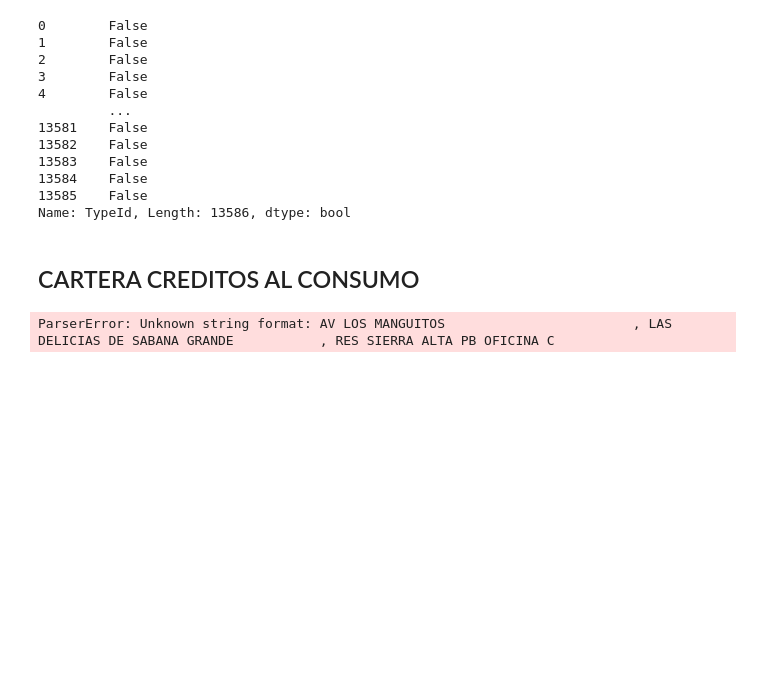
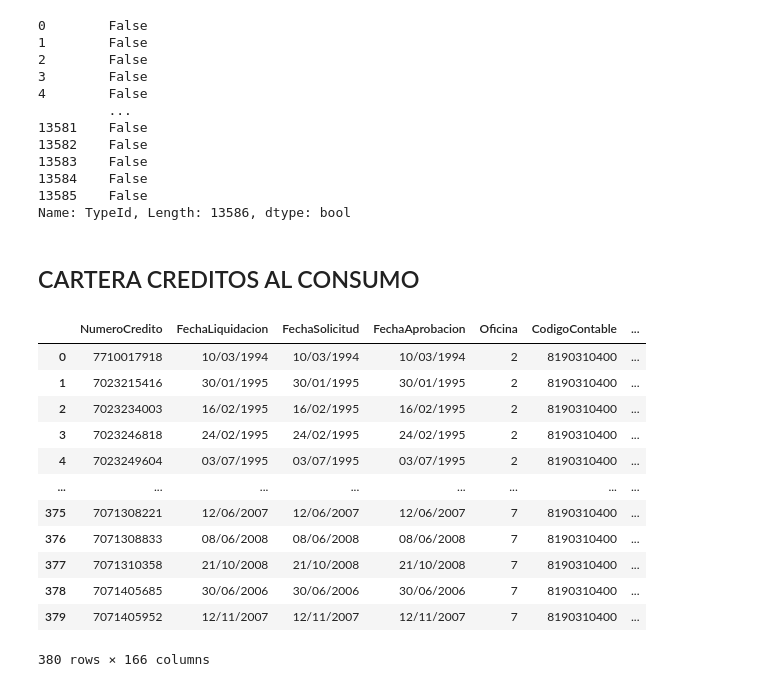
Before and after one commit to BAXTOR95/at-lrr, a Jupyter notebook: backend/app/jupyter_notebooks/AT04.ipynb, the cells around one changed output. Drawn from its saved outputs; the diff is of its cells as text; code cells hidden in the pictures; blank space fills up the shorter version.

```diff
--- a/backend/app/jupyter_notebooks/AT04.ipynb
+++ b/backend/app/jupyter_notebooks/AT04.ipynb
@@ -1213,7 +1214,7 @@ at04_df = at04_df.append([pd.DataFrame({
     'FechaLiquidacion': siif_df.iloc[i]['OpenDate'],
     'FechaSolicitud': siif_df.iloc[i]['OpenDate'],
     'FechaAprobacion': siif_df.iloc[i]['OpenDate'],
-    'Oficina': 2 if siif_df.iloc[i]['BranchId'] == 1 else siif_df.iloc[i]['BranchId'],
+    'Oficina': 2 if int(siif_df.iloc[i]['BranchId']) == 1 else int(siif_df.iloc[i]['BranchId']),
     'CodigoContable': siif_df.iloc[i]['CtaLocal'],
     'NumeroCreditoPrimerDesembolso': 0,
     'NumeroDesembolso': 0,
@@ -1234,8 +1235,8 @@ at04_df = at04_df.append([pd.DataFrame({
     'IdentificacionTipoClienteRIF': str(siif_df.iloc[i]['Cid']).strip()[1:],
     'ActividadCliente': get_actividad_cliente(siif_df.iloc[i]['Acct'], 'GCG', 'G45', CD_CHOICES.get('MICROFINANCIERO')),
     'PaisNacionalidad': 'VE' if str(siif_df.iloc[i]['Cid']).strip()[0].upper() in ['V', 'J', 'G'] else 'XX',
-    'DomicilioFiscal': str(siif_df.iloc[i]['Address']),
-    'ClienteNuevo': 1 if pd.to_datetime(siif_df.iloc[i]['Address']) < FECHA_REPORTAR else 2,
+    'DomicilioFiscal': str(siif_df.iloc[i]['Address']).strip().upper().replace('  ', ''),
+    'ClienteNuevo': 1 if pd.to_datetime(siif_df.iloc[i]['OpenDate']) < FECHA_REPORTAR else 2,
     'Cooperativa': 1,
     'Sindicado': 0,
     'BancoLiderSindicato': 0,
@@ -1251,8 +1252,8 @@ at04_df = at04_df.append([pd.DataFrame({
                                                                             siif_df.iloc[i]['MaturityDate'],
                                                                             siif_df.iloc[i]['OpenDate'],
                                                                             siif_df.iloc[i]['RecordDate']),
-                                                    siif_df.iloc[i]['CantidadRenovaciones'],
-                                                    siif_df.iloc[i]['FechaUltimaRenovacion']),
+                                                    get_cant_renovaciones(siif_df.iloc[i]['DivisionTypeId'], siif_df.iloc[i]['OpenDate'], siif_df.iloc[i]['RecordDate']),
+                                                    get_fecha_ult_renovacion(siif_df.iloc[i]['DivisionTypeId'], siif_df.iloc[i]['OpenDate'], siif_df.iloc[i]['RecordDate'])),
     'FechaReestructuracion': pd.to_datetime('1900-01-01'),
     'CantidadProrroga': 0,
     'FechaProrroga': pd.to_datetime('1900-01-01'),
@@ -1266,12 +1267,12 @@ at04_df = at04_df.append([pd.DataFrame({
     'Moneda': 'VES',
     'TipoCambioOriginal': 1,
     'TipoCambioCierreMes': 1,
-    'MontoOriginal': siif_df.iloc[i]['CreditLimit'],
-    'MontoInicial': siif_df.iloc[i]['CreditLimit'],
-    'MontoLiquidadoMes': siif_df.iloc[i]['Purchases'],
+    'MontoOriginal': is_nan(siif_df.iloc[i]['CreditLimit'], 0.00),
+    'MontoInicial': is_nan(siif_df.iloc[i]['CreditLimit'], 0.00),
+    'MontoLiquidadoMes': is_nan(siif_df.iloc[i]['Purchases'], 0.00),
     'EntePublico': 0,
     'MontoInicialTerceros': 0,
-    'Saldo': siif_df.iloc[i]['SaldoCapital'] if siif_df.iloc[i]['EstadoCredito'] == 1 else siif_df.iloc[i]['SaldoCastigado'] if siif_df.iloc[i]['EstadoCredito'] == 3 else 0,
+    'Saldo': is_nan(siif_df.iloc[i]['SaldoCapital'], 0.00) if siif_df.iloc[i]['EstadoCredito'] == 1 else is_nan(siif_df.iloc[i]['SaldoCastigado'], 0.00) if siif_df.iloc[i]['EstadoCredito'] == 3 else 0.00,
     'RendimientosCobrar': is_nan(get_bbat_amounts(siif_df.iloc[i]['Acct'], 'vigente'), siif_df.iloc[i]['SaldoRendimientos']),
     'RendimientosCobrarVencidos': is_nan(get_bbat_amounts(siif_df.iloc[i]['Acct'], 'vencido'), get_lnp860_values(siif_df.iloc[i]['Acct'], 'P8RPCV')),
     'RendimientosCobrarMora': is_nan(get_bbat_amounts(siif_df.iloc[i]['Acct'], 'mora'), 0.00),
@@ -1286,7 +1287,7 @@ at04_df = at04_df.append([pd.DataFrame({
     'ComisionesCobradas': 0,
     'ErogacionesRecuperables': 0,
     'TipoGarantiaPrincipal': 12,
-    'NumeroCuotas': get_num_cuotas(siif_df.iloc[i]['Divisiontypeid'], siif_df.iloc[i]['Agro'], siif_df.iloc[i]['OpenDate'], siif_df.iloc[i]['MaturityDate']),
+    'NumeroCuotas': get_num_cuotas(siif_df.iloc[i]['DivisionTypeId'], siif_df.iloc[i]['Agro'], siif_df.iloc[i]['OpenDate'], siif_df.iloc[i]['MaturityDate']),
     'NumeroCuotasVencidas': get_lnp860_values(siif_df.iloc[i]['Acct'], 'P8NRCV'),
     'MontoVencido30dias': get_lnp860_values(siif_df.iloc[i]['Acct'], 'P8MV30'),
     'MontoVencido60dias': get_lnp860_values(siif_df.iloc[i]['Acct'], 'P8MV60'),
@@ -1377,5 +1378,19 @@ at04_df = at04_df.append([pd.DataFrame({
     'UnidadValoracionAT04': 0.00,
     'TipoDC': CD_CHOICES.get('CCA_CONSUMO'),
 } for i in siif_df.loc[siif_df['TypeId'].isin([593, 594, 190, 196, 610, 611])].index)], ignore_index=True, sort=True)
-# %% [output]
-ParserError: Unknown string format: AV LOS MANGUITOS                        , LAS DELICIAS DE SABANA GRANDE           , RES SIERRA ALTA PB OFICINA C
+# %%
+at04_df[labels]
+# %% [output]
+|  | NumeroCredito | FechaLiquidacion | FechaSolicitud | FechaAprobacion | Oficina | CodigoContable | ... |
+| 0 | 7710017918 | 10/03/1994 | 10/03/1994 | 10/03/1994 | 2 | 8190310400 | ... |
+| 1 | 7023215416 | 30/01/1995 | 30/01/1995 | 30/01/1995 | 2 | 8190310400 | ... |
+| 2 | 7023234003 | 16/02/1995 | 16/02/1995 | 16/02/1995 | 2 | 8190310400 | ... |
+| 3 | 7023246818 | 24/02/1995 | 24/02/1995 | 24/02/1995 | 2 | 8190310400 | ... |
+| 4 | 7023249604 | 03/07/1995 | 03/07/1995 | 03/07/1995 | 2 | 8190310400 | ... |
+| ... | ... | ... | ... | ... | ... | ... | ... |
+| 375 | 7071308221 | 12/06/2007 | 12/06/2007 | 12/06/2007 | 7 | 8190310400 | ... |
+| 376 | 7071308833 | 08/06/2008 | 08/06/2008 | 08/06/2008 | 7 | 8190310400 | ... |
+| 377 | 7071310358 | 21/10/2008 | 21/10/2008 | 21/10/2008 | 7 | 8190310400 | ... |
+| 378 | 7071405685 | 30/06/2006 | 30/06/2006 | 30/06/2006 | 7 | 8190310400 | ... |
+| 379 | 7071405952 | 12/11/2007 | 12/11/2007 | 12/11/2007 | 7 | 8190310400 | ... |
+380 rows × 166 columns
```
Also changed, not shown: parts of 2 cells of this notebook.
